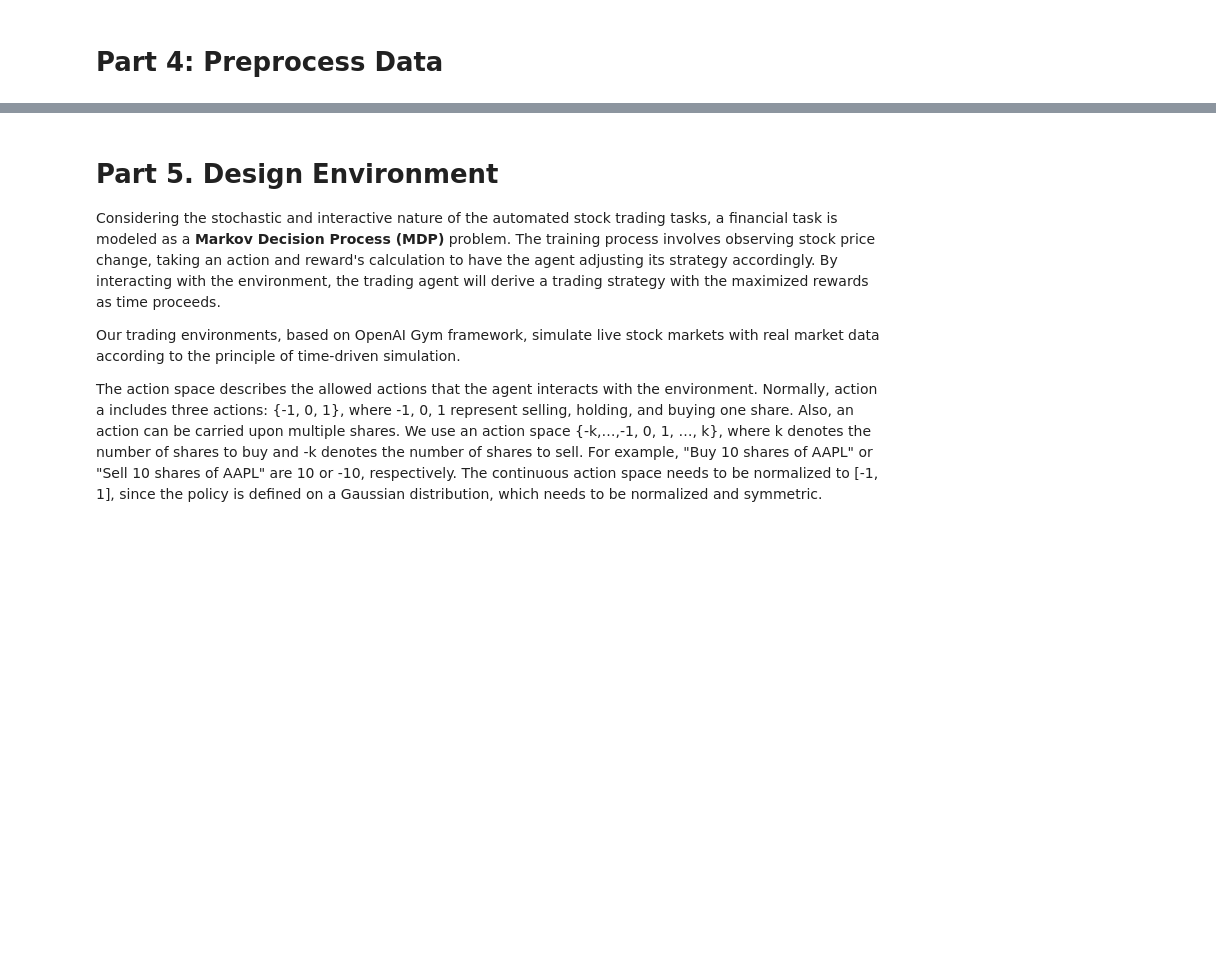
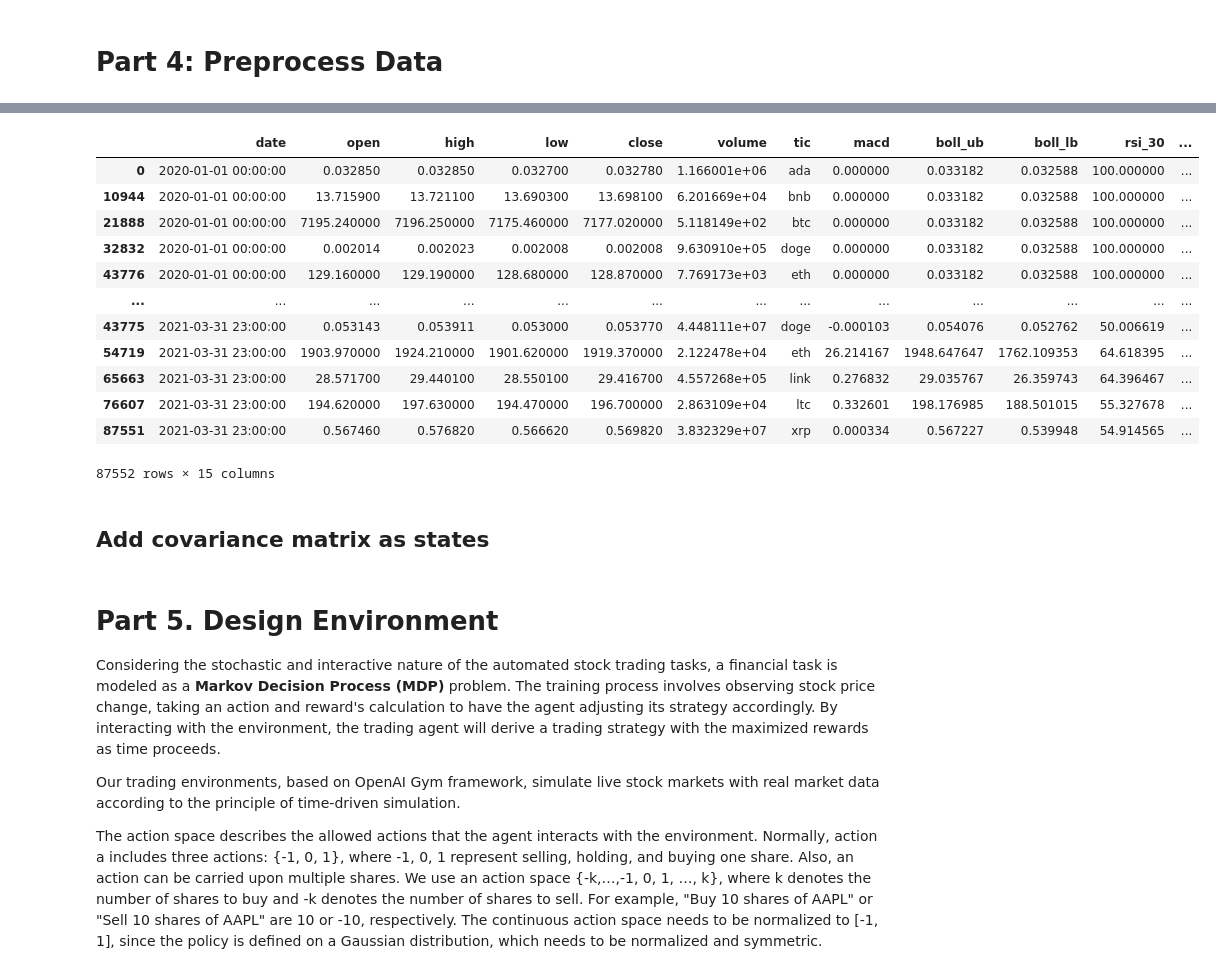
Before and after one commit to Toroi01/TradingRLBot, a Jupyter notebook: main.ipynb, the cells around one changed output, grey strips where cells are left out. Cells and saved outputs as stored; diff of their text form; code cells hidden in the pictures; blank space fills up the shorter version.

```diff
--- a/main.ipynb
+++ b/main.ipynb
@@ -104,3 +90,10 @@ df
 87552 rows × 7 columns
 # %% [markdown]
 # Part 4: Preprocess Data
+# %%
+fe = FeatureEngineer(
+                    use_technical_indicator=True,
+                    use_turbulence=False,
+                    user_defined_feature = False)
+
+df = fe.preprocess_data(df)
@@ -106,0 +102,18 @@ df
+# %%
+df
+# %% [output]
+|  | date | open | high | low | close | volume | tic | macd | boll_ub | boll_lb | rsi_30 | ... |
+| 0 | 2020-01-01 00:00:00 | 0.032850 | 0.032850 | 0.032700 | 0.032780 | 1.166001e+06 | ada | 0.000000 | 0.033182 | 0.032588 | 100.000000 | ... |
+| 10944 | 2020-01-01 00:00:00 | 13.715900 | 13.721100 | 13.690300 | 13.698100 | 6.201669e+04 | bnb | 0.000000 | 0.033182 | 0.032588 | 100.000000 | ... |
+| 21888 | 2020-01-01 00:00:00 | 7195.240000 | 7196.250000 | 7175.460000 | 7177.020000 | 5.118149e+02 | btc | 0.000000 | 0.033182 | 0.032588 | 100.000000 | ... |
+| 32832 | 2020-01-01 00:00:00 | 0.002014 | 0.002023 | 0.002008 | 0.002008 | 9.630910e+05 | doge | 0.000000 | 0.033182 | 0.032588 | 100.000000 | ... |
+| 43776 | 2020-01-01 00:00:00 | 129.160000 | 129.190000 | 128.680000 | 128.870000 | 7.769173e+03 | eth | 0.000000 | 0.033182 | 0.032588 | 100.000000 | ... |
+| ... | ... | ... | ... | ... | ... | ... | ... | ... | ... | ... | ... | ... |
+| 43775 | 2021-03-31 23:00:00 | 0.053143 | 0.053911 | 0.053000 | 0.053770 | 4.448111e+07 | doge | -0.000103 | 0.054076 | 0.052762 | 50.006619 | ... |
+| 54719 | 2021-03-31 23:00:00 | 1903.970000 | 1924.210000 | 1901.620000 | 1919.370000 | 2.122478e+04 | eth | 26.214167 | 1948.647647 | 1762.109353 | 64.618395 | ... |
+| 65663 | 2021-03-31 23:00:00 | 28.571700 | 29.440100 | 28.550100 | 29.416700 | 4.557268e+05 | link | 0.276832 | 29.035767 | 26.359743 | 64.396467 | ... |
+| 76607 | 2021-03-31 23:00:00 | 194.620000 | 197.630000 | 194.470000 | 196.700000 | 2.863109e+04 | ltc | 0.332601 | 198.176985 | 188.501015 | 55.327678 | ... |
+| 87551 | 2021-03-31 23:00:00 | 0.567460 | 0.576820 | 0.566620 | 0.569820 | 3.832329e+07 | xrp | 0.000334 | 0.567227 | 0.539948 | 54.914565 | ... |
+87552 rows × 15 columns
+# %% [markdown]
+## Add covariance matrix as states
```
Also changed, not shown: parts of 32 cells of this notebook, 10 other files.
